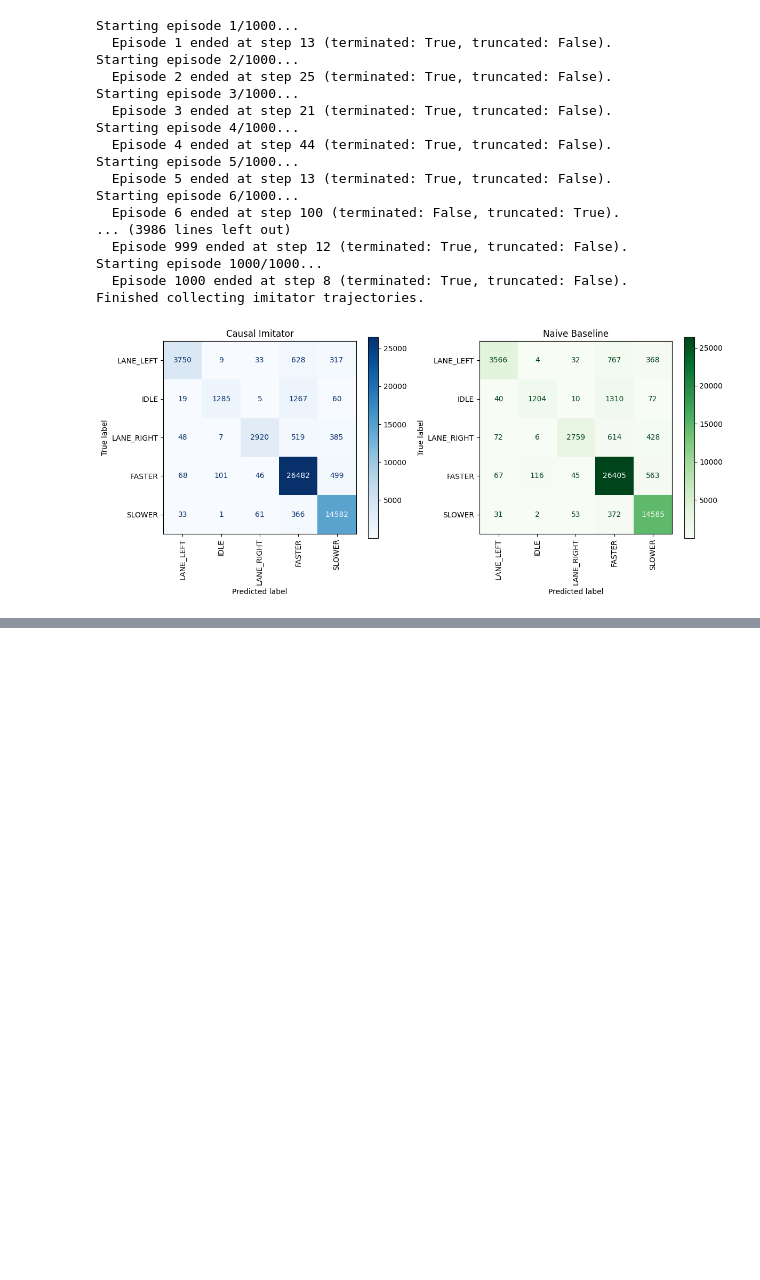
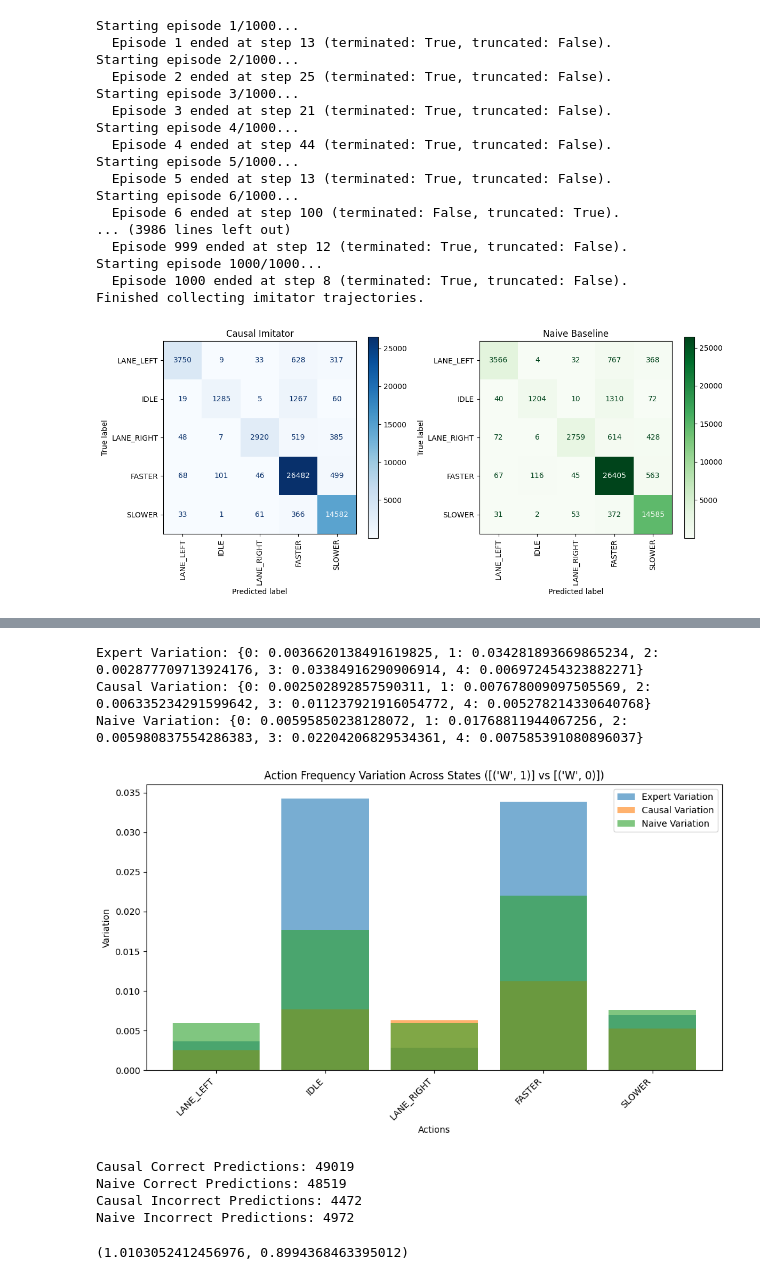
Before and after one commit to CausalAILab/Causal-RL, a Jupyter notebook: test_highway_imitation.ipynb, the cells around one changed output, grey strips where cells are left out. Saved outputs shown, nothing was run; the diff lists cells and outputs as text; code cells hidden in the pictures; blank space fills up the shorter version.

```diff
--- a/test_highway_imitation.ipynb
+++ b/test_highway_imitation.ipynb
@@ -363,0 +481,61 @@ Finished collecting imitator trajectories.
+# %%
+def calculate_variation(counts1, counts0, labels):
+    variation = {}
+    for label in labels:
+        freq1 = counts1.get(label, 0)
+        freq0 = counts0.get(label, 0)
+        variation[label] = abs(freq1 - freq0)
+    return variation
+
+# Compute variations
+expert_variation = calculate_variation(expert_counts1, expert_counts0, labels)
+causal_variation = calculate_variation(causal_counts1, causal_counts0, labels)
+naive_variation = calculate_variation(naive_counts1, naive_counts0, labels)
+
+# Print variations
+print("Expert Variation:", expert_variation)
+print("Causal Variation:", causal_variation)
+print("Naive Variation:", naive_variation)
+
+# Plot variations
+plt.figure(figsize=(10, 6))
+x_labels = [action_names[label] for label in labels]
+
+plt.bar(x_labels, [expert_variation[label] for label in labels], alpha=0.6, label='Expert Variation')
+plt.bar(x_labels, [causal_variation[label] for label in labels], alpha=0.6, label='Causal Variation')
+plt.bar(x_labels, [naive_variation[label] for label in labels], alpha=0.6, label='Naive Variation')
+
+plt.xticks(x_labels)
+
+plt.xlabel('Actions')
+plt.ylabel('Variation')
+plt.title(f'Action Frequency Variation Across States ({state1} vs {state0})')
+plt.xticks(rotation=45, ha="right")
+plt.legend()
+plt.tight_layout()
+plt.show()
+# %% [output]
+Expert Variation: {0: 0.0036620138491619825, 1: 0.034281893669865234, 2: 0.002877709713924176, 3: 0.03384916290906914, 4: 0.006972454323882271}
+Causal Variation: {0: 0.002502892857590311, 1: 0.007678009097505569, 2: 0.006335234291599642, 3: 0.011237921916054772, 4: 0.005278214330640768}
+Naive Variation: {0: 0.00595850238128072, 1: 0.01768811944067256, 2: 0.005980837554286383, 3: 0.02204206829534361, 4: 0.007585391080896037}
+[figure, added]
+# %%
+causal_correct = sum(cm_causal[i, i] for i in range(len(labels)))
+naive_correct  = sum(cm_naive[i, i] for i in range(len(labels)))
+
+print(f"Causal Correct Predictions: {causal_correct}")
+print(f"Naive Correct Predictions: {naive_correct}")
+
+causal_incorrect = sum(cm_causal[i, j] for i in range(len(labels)) for j in range(len(labels)) if i != j)
+naive_incorrect  = sum(cm_naive[i, j] for i in range(len(labels)) for j in range(len(labels)) if i != j)
+
+print(f"Causal Incorrect Predictions: {causal_incorrect}")
+print(f"Naive Incorrect Predictions: {naive_incorrect}")
+
+causal_correct / naive_correct, causal_incorrect / naive_incorrect
+# %% [output]
+Causal Correct Predictions: 49019
+Naive Correct Predictions: 48519
+Causal Incorrect Predictions: 4472
+Naive Incorrect Predictions: 4972
+(1.0103052412456976, 0.8994368463395012)
```
Also changed, not shown: parts of 2 cells of this notebook.
